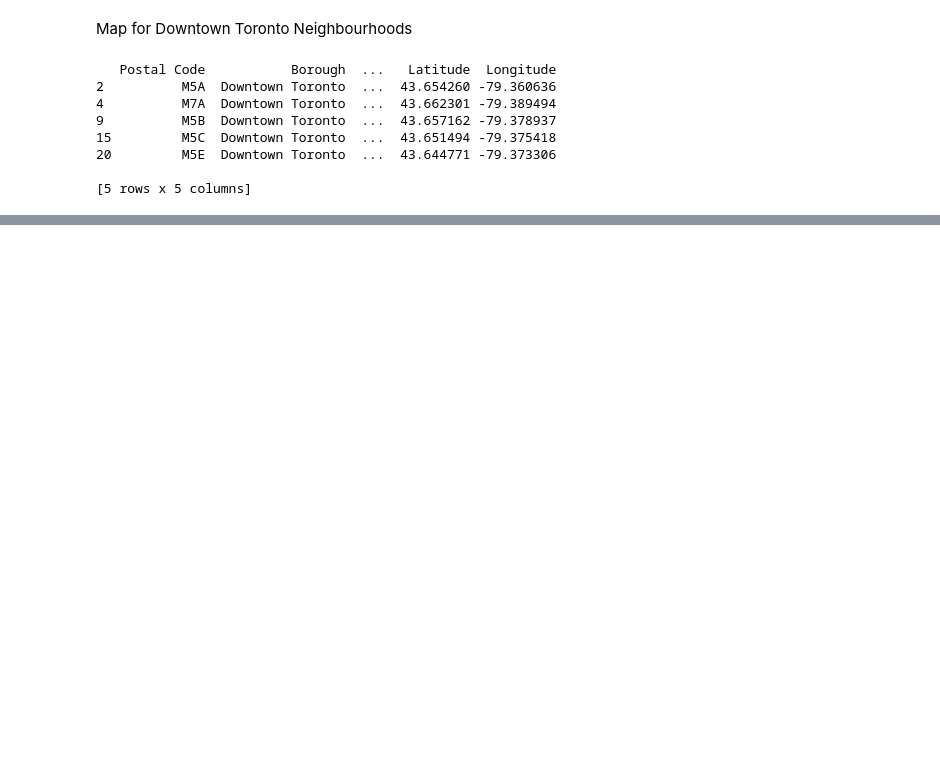
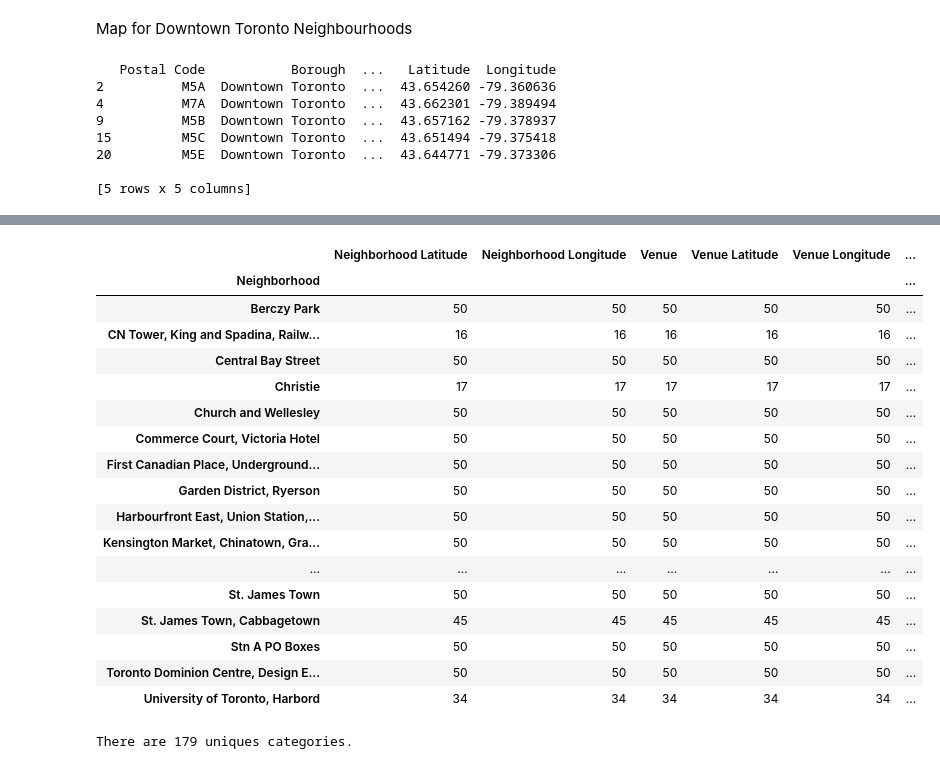
Before and after one commit to dtm5683/Coursera_Capstone, a Jupyter notebook: Queston-6.ipynb, the cells around one changed output, grey strips where cells are left out. Cells and saved outputs as stored; diff of their text form; code cells hidden in the pictures; blank space fills up the shorter version.

```diff
--- a/Queston-6.ipynb
+++ b/Queston-6.ipynb
@@ -181,3 +181,13 @@ for lat, lng, label in zip(toronto_df['Latitude'], toronto_df['Longitude'], toro
 map_dt_toronto
 # %% [output]
 [interactive output not drawn]
+# %%
+# FourSquare Credentials
+
+CLIENT_ID = 'YRUQY0JGVLGJXENFNXELCMVQZAGG0SDC54GHW2SPCZI1SLQY' # Foursquare ID
+CLIENT_SECRET = '3C210CKZBHWVQN3BZCEM3YB5VRYLHXLEBGJLFF2KHFMIBXNI' # Foursquare Secret
+VERSION = '20180605' # Foursquare API version
+
+print('Your credentails:')
+print('CLIENT_ID: ' + CLIENT_ID)
+print('CLIENT_SECRET:' + CLIENT_SECRET)
@@ -183,0 +240,6 @@ map_dt_toronto
+# %%
+
+toronto_venues = getNearbyVenues(names=toronto_df['Neighbourhood'],
+                                   latitudes=toronto_df['Latitude'],
+                                   longitudes=toronto_df['Longitude']
+                                  )
@@ -183,0 +278,28 @@ map_dt_toronto
+# %%
+
+toronto_venues.groupby('Neighborhood').count()
+# %% [output]
+|  | Neighborhood Latitude | Neighborhood Longitude | Venue | Venue Latitude | Venue Longitude | ... |
+| Neighborhood |  |  |  |  |  | ... |
+| Berczy Park | 50 | 50 | 50 | 50 | 50 | ... |
+| CN Tower, King and Spadina, Railw... | 16 | 16 | 16 | 16 | 16 | ... |
+| Central Bay Street | 50 | 50 | 50 | 50 | 50 | ... |
+| Christie | 17 | 17 | 17 | 17 | 17 | ... |
+| Church and Wellesley | 50 | 50 | 50 | 50 | 50 | ... |
+| Commerce Court, Victoria Hotel | 50 | 50 | 50 | 50 | 50 | ... |
+| First Canadian Place, Underground... | 50 | 50 | 50 | 50 | 50 | ... |
+| Garden District, Ryerson | 50 | 50 | 50 | 50 | 50 | ... |
+| Harbourfront East, Union Station,... | 50 | 50 | 50 | 50 | 50 | ... |
+| Kensington Market, Chinatown, Gra... | 50 | 50 | 50 | 50 | 50 | ... |
+| ... | ... | ... | ... | ... | ... | ... |
+| St. James Town | 50 | 50 | 50 | 50 | 50 | ... |
+| St. James Town, Cabbagetown | 45 | 45 | 45 | 45 | 45 | ... |
+| Stn A PO Boxes | 50 | 50 | 50 | 50 | 50 | ... |
+| Toronto Dominion Centre, Design E... | 50 | 50 | 50 | 50 | 50 | ... |
+| University of Toronto, Harbord | 34 | 34 | 34 | 34 | 34 | ... |
+# %%
+# number of unique categories.
+
+print('There are {} uniques categories.'.format(len(toronto_venues['Venue Category'].unique())))
+# %% [output]
+There are 179 uniques categories.
```
Also changed, not shown: parts of 18 cells of this notebook.
